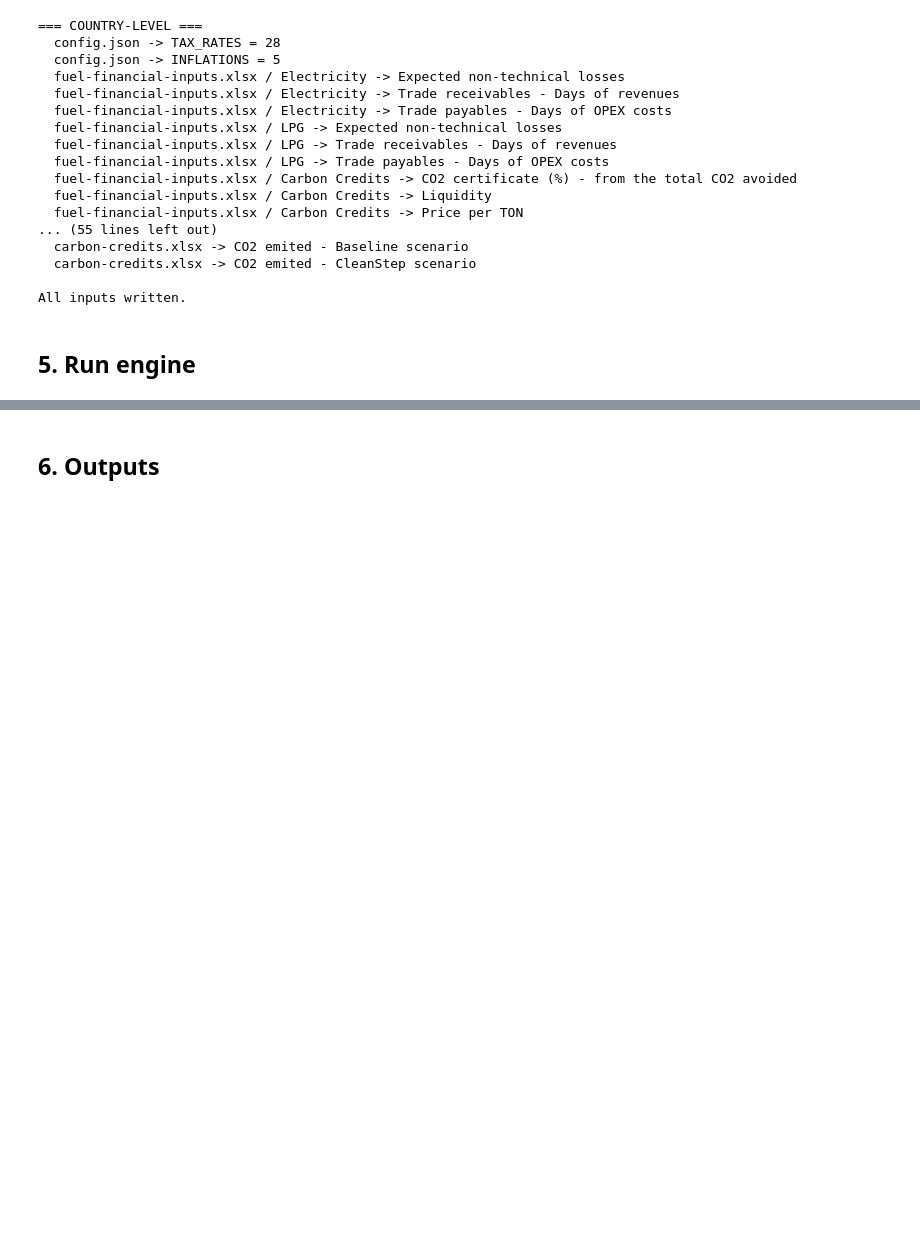
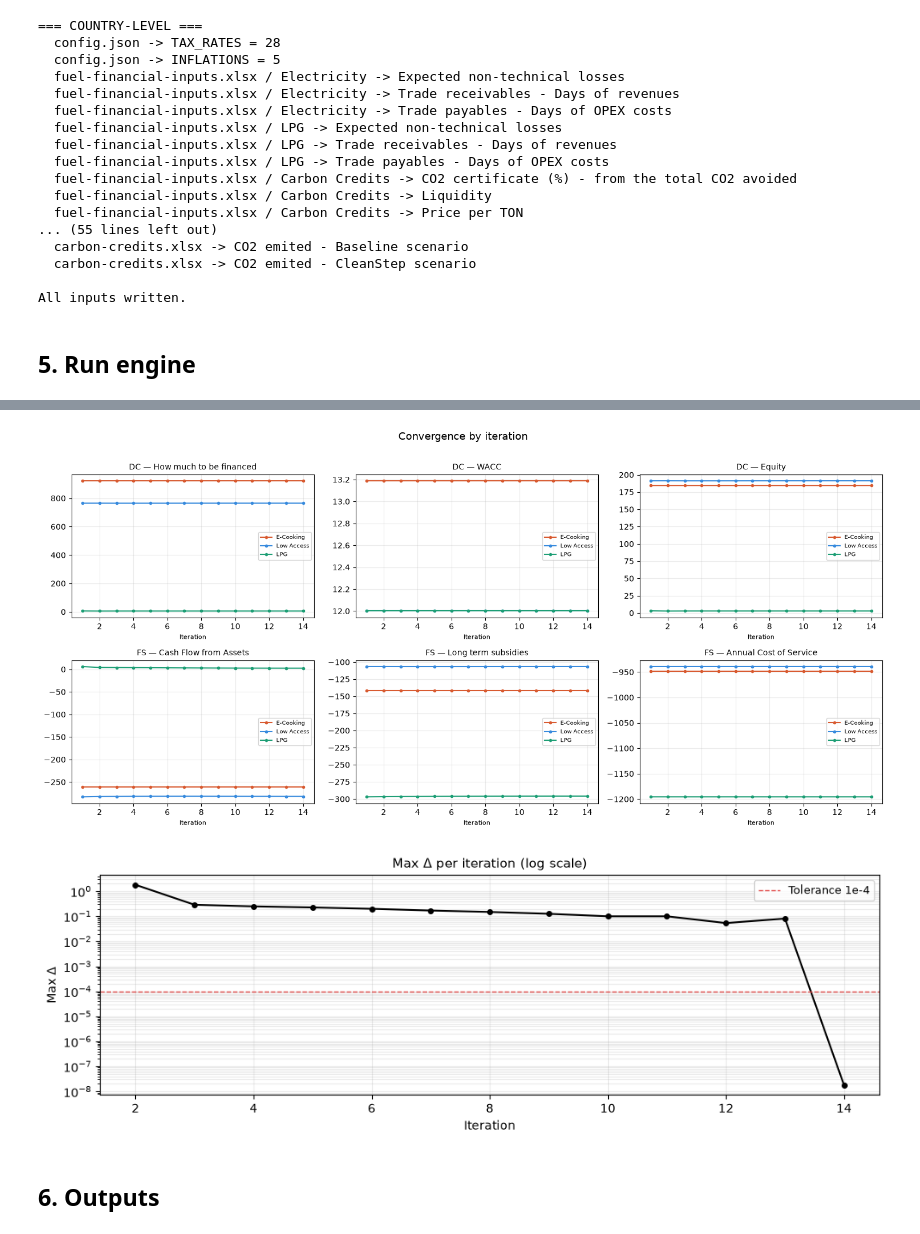
Before and after one commit to Almudenagarrido/CC-WBT-AI, a Jupyter notebook: notebooks/input_pipeline.ipynb, the cells around one changed output, grey strips where cells are left out. Cells and saved outputs as stored; diff of their text form; code cells hidden in the pictures; blank space fills up the shorter version.

```diff
--- a/notebooks/input_pipeline.ipynb
+++ b/notebooks/input_pipeline.ipynb
@@ -244,7 +233,7 @@ All inputs written.
 ## 5. Run engine
 # %%
 print('Running engine...')
-pio.run_engine()
+df_conv = pio.run_engine_until_convergence(max_iter=30, tol=1e-2)
 print('Done.')
 # %% [output]
 Running engine...
@@ -252,3 +261,8 @@ Done.
+# %%
+pio.plot_convergence(df_conv)
+# %% [output]
+[figure, added]
+[figure, added]
 # %% [markdown]
 ## 6. Outputs
 # %%
```
Also changed, not shown: parts of 7 cells of this notebook, 1 other file.
